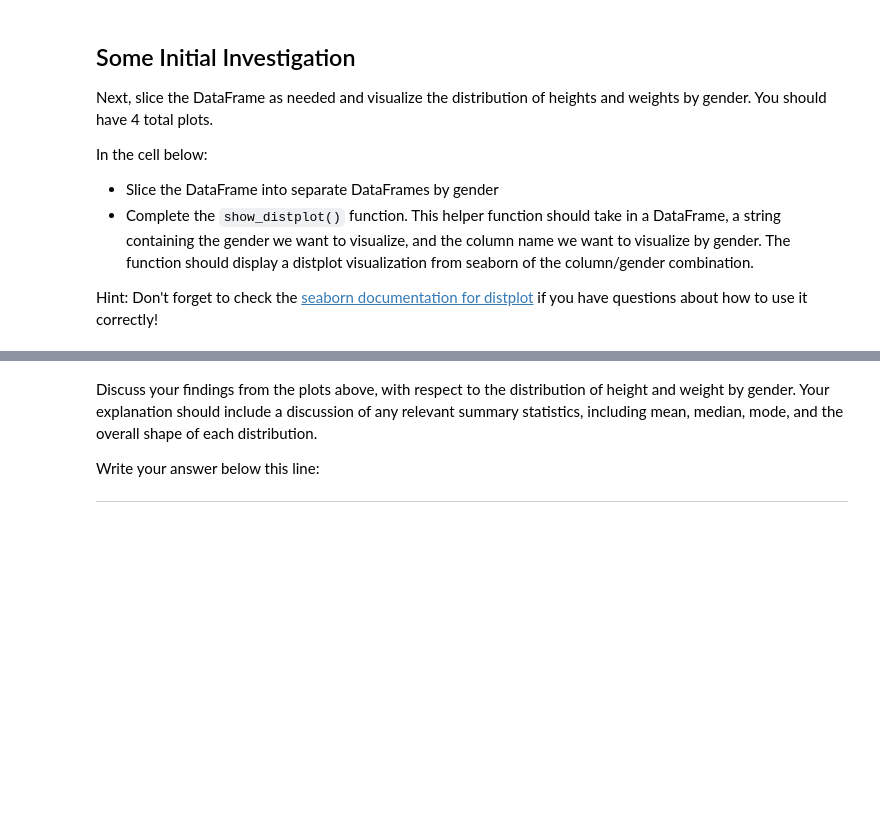
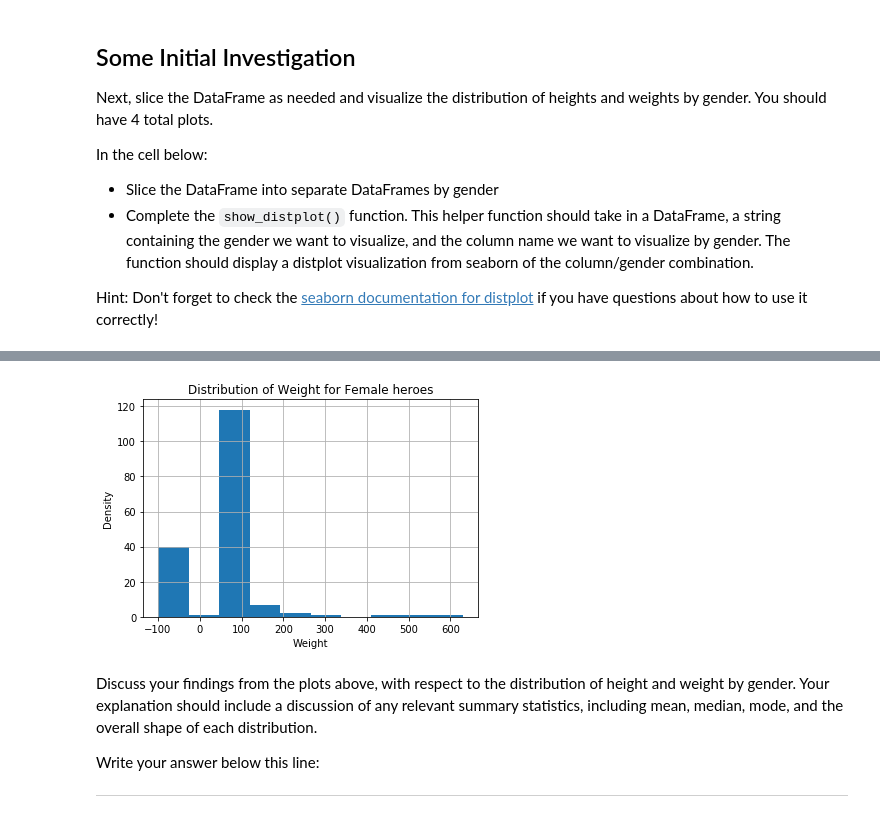
Before and after one commit to cristinamtown/dsc-data-cleaning-project-onl01-dtsc-pt-041320, a Jupyter notebook: index.ipynb, the cells around one changed output, grey strips where cells are left out. Saved outputs shown, nothing was run; the diff lists cells and outputs as text; code cells hidden in the pictures; blank space fills up the shorter version.

```diff
--- a/index.ipynb
+++ b/index.ipynb
@@ -372,5 +404,8 @@ def show_distplot(dataframe, gender, column_name):
 # %%
 # Female Weight
+show_distplot(female_heroes_df, 'Female', 'Weight')
+# %% [output]
+[figure, added]
 # %% [markdown]
 Discuss your findings from the plots above, with respect to the distribution of height and weight by gender.  Your explanation should include a discussion of any relevant summary statistics, including mean, median, mode, and the overall shape of each distribution.
 
```
Also changed, not shown: parts of 7 cells of this notebook.
